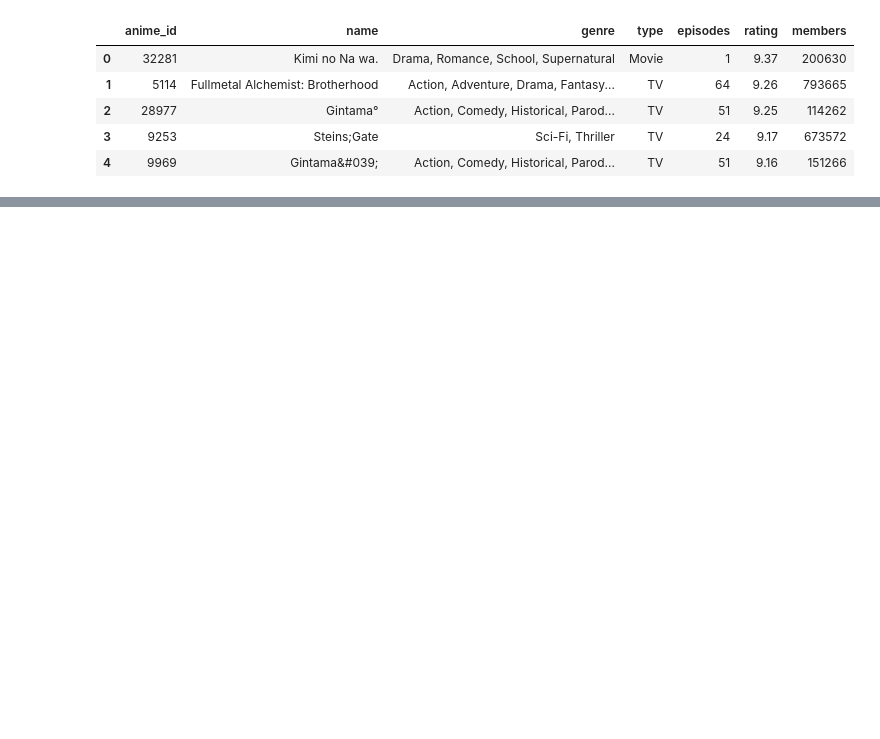
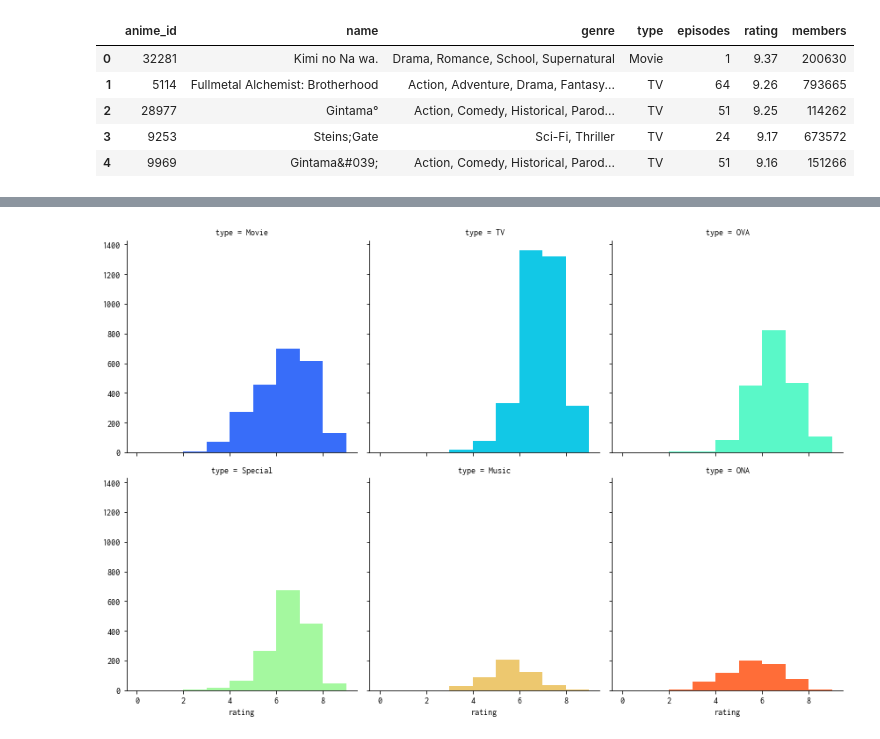
Before and after one commit to yukimura1227/trainings, a Jupyter notebook: jupyter_training/seaborn_sample/seaborn_sample.ipynb, the cells around one changed output, grey strips where cells are left out. Saved outputs shown, nothing was run; the diff lists cells and outputs as text; code cells hidden in the pictures; blank space fills up the shorter version.

```diff
--- a/jupyter_training/seaborn_sample/seaborn_sample.ipynb
+++ b/jupyter_training/seaborn_sample/seaborn_sample.ipynb
@@ -26,0 +28,5 @@ g = g.map(plt.scatter, 'rating', 'members', edgecolor='white')
+# %%
+g = sns.FacetGrid(df, col='type',col_wrap=3, size=4, hue='type',palette='rainbow')
+g = g.map(plt.hist, 'rating', bins=np.arange(0, 10, 1))
+# %% [output]
+[figure, added]
```
Also changed, not shown: parts of 2 cells of this notebook.
